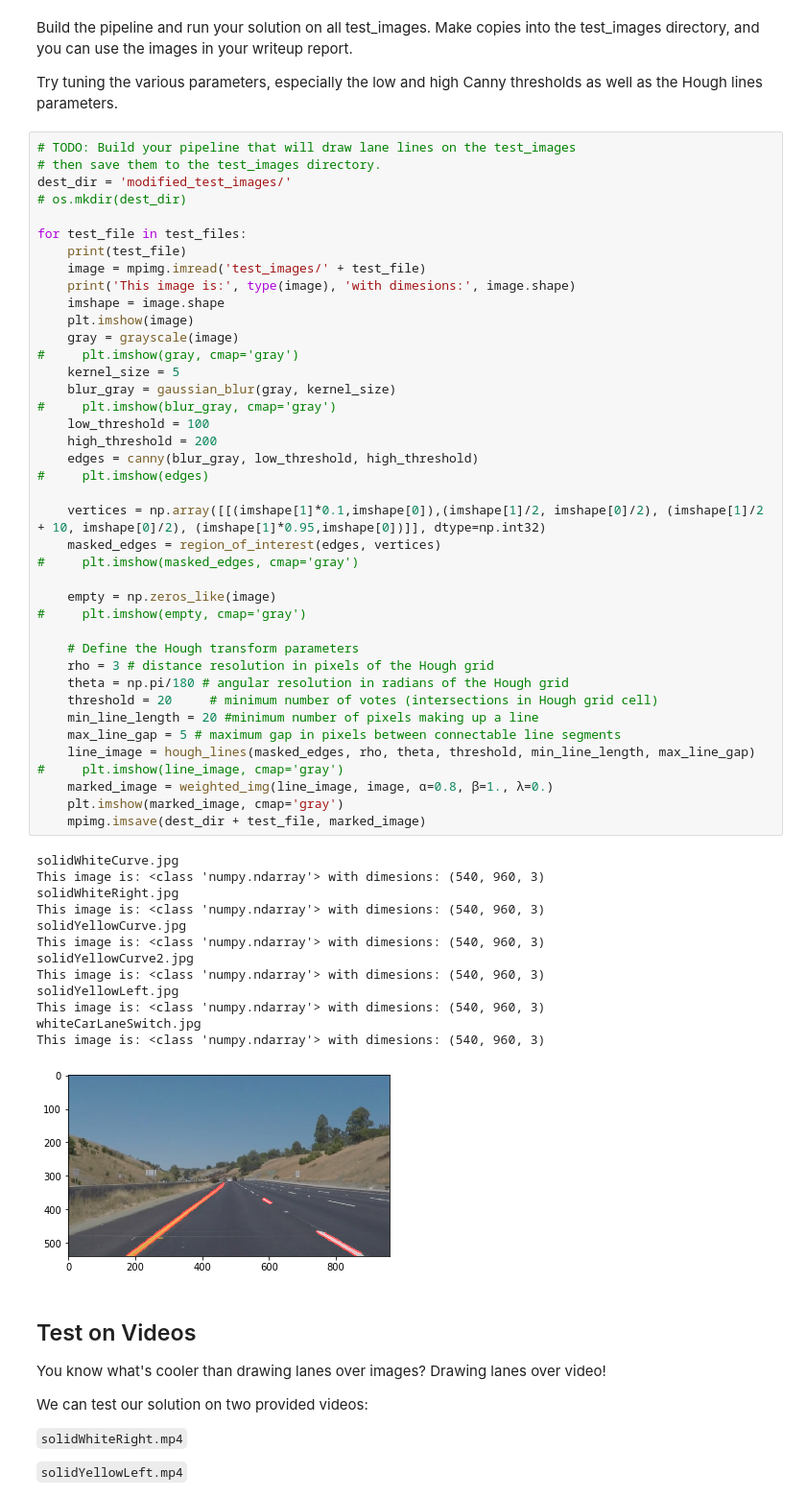
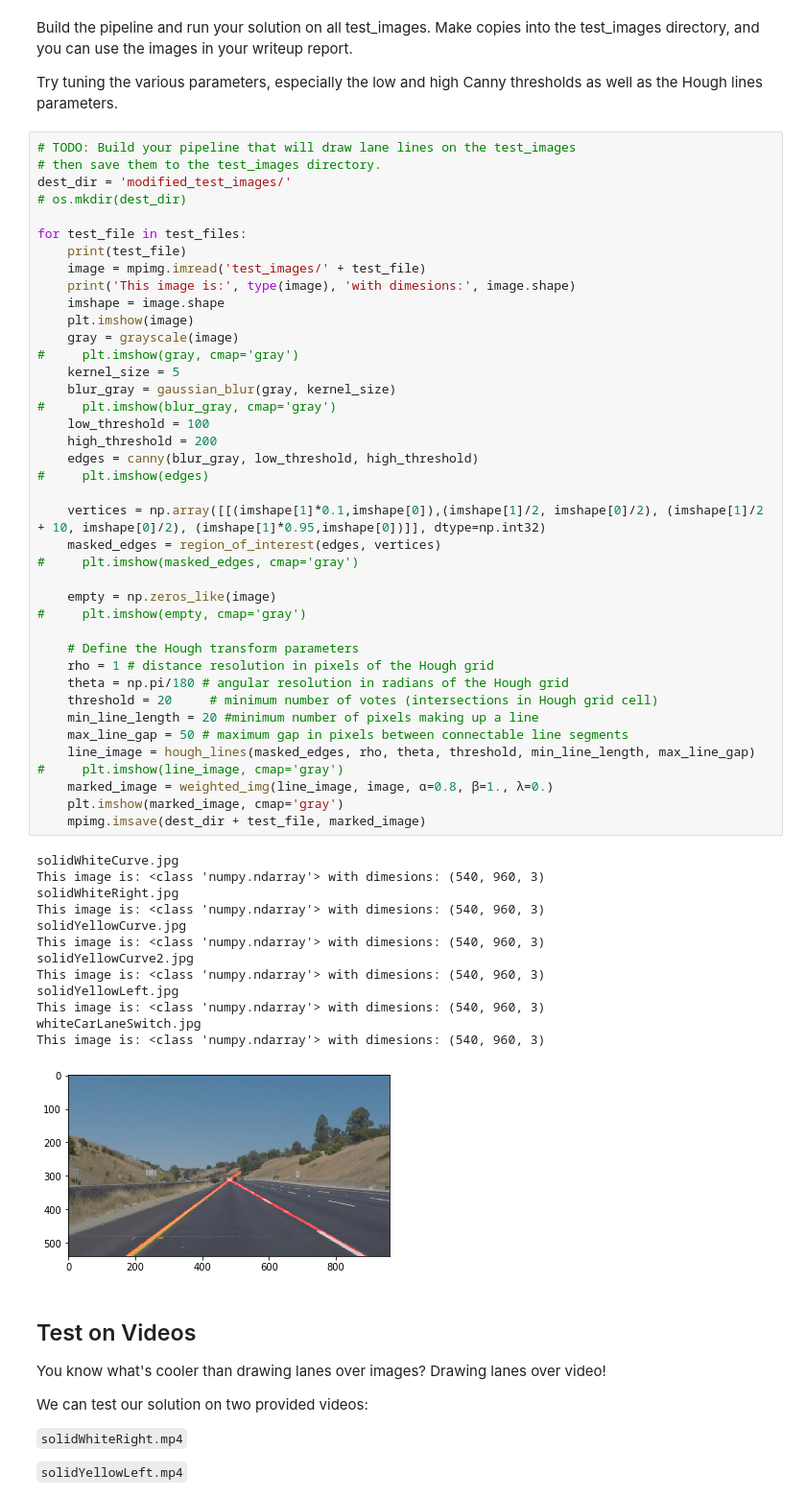
Before and after one commit to mchablani/CarND-LaneLines-P1, a Jupyter notebook: P1.ipynb, the cells around one changed output. Shown: that part at 96% size. Drawn from its saved outputs; the diff is of its cells as text.

Commit message:
Add single lane line functionality

```diff
--- a/P1.ipynb
+++ b/P1.ipynb
@@ -209,36 +307,36 @@ for test_file in test_files:
 
     vertices = np.array([[(imshape[1]*0.1,imshape[0]),(imshape[1]/2, imshape[0]/2), (imshape[1]/2 + 10, imshape[0]/2), (imshape[1]*0.95,imshape[0])]], dtype=np.int32)
     masked_edges = region_of_interest(edges, vertices)
 #     plt.imshow(masked_edges, cmap='gray')
 
     empty = np.zeros_like(image)
 #     plt.imshow(empty, cmap='gray')
 
     # Define the Hough transform parameters
-    rho = 3 # distance resolution in pixels of the Hough grid
+    rho = 1 # distance resolution in pixels of the Hough grid
     theta = np.pi/180 # angular resolution in radians of the Hough grid
     threshold = 20     # minimum number of votes (intersections in Hough grid cell)
     min_line_length = 20 #minimum number of pixels making up a line
-    max_line_gap = 5 # maximum gap in pixels between connectable line segments
+    max_line_gap = 50 # maximum gap in pixels between connectable line segments
     line_image = hough_lines(masked_edges, rho, theta, threshold, min_line_length, max_line_gap)
 #     plt.imshow(line_image, cmap='gray')
     marked_image = weighted_img(line_image, image, α=0.8, β=1., λ=0.)
     plt.imshow(marked_image, cmap='gray')
     mpimg.imsave(dest_dir + test_file, marked_image)
 # %% [output]
 solidWhiteCurve.jpg
 This image is: <class 'numpy.ndarray'> with dimesions: (540, 960, 3)
 solidWhiteRight.jpg
 This image is: <class 'numpy.ndarray'> with dimesions: (540, 960, 3)
 solidYellowCurve.jpg
 This image is: <class 'numpy.ndarray'> with dimesions: (540, 960, 3)
 solidYellowCurve2.jpg
 This image is: <class 'numpy.ndarray'> with dimesions: (540, 960, 3)
 solidYellowLeft.jpg
 This image is: <class 'numpy.ndarray'> with dimesions: (540, 960, 3)
 whiteCarLaneSwitch.jpg
 This image is: <class 'numpy.ndarray'> with dimesions: (540, 960, 3)
-[figure, old version]
+[figure, new version]
 # %% [markdown]
 ## Test on Videos
 
```
Also changed, not shown: parts of 5 cells of this notebook, 9 other files.
